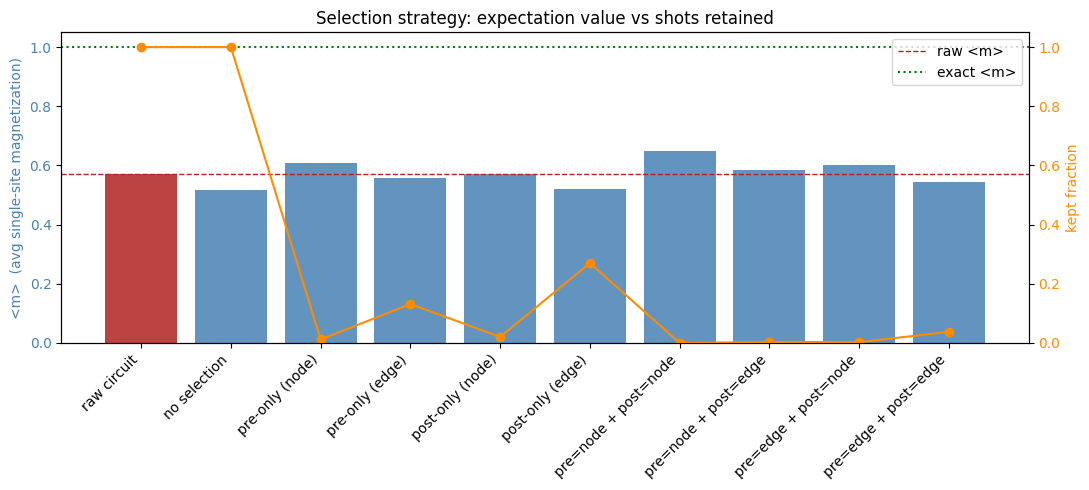
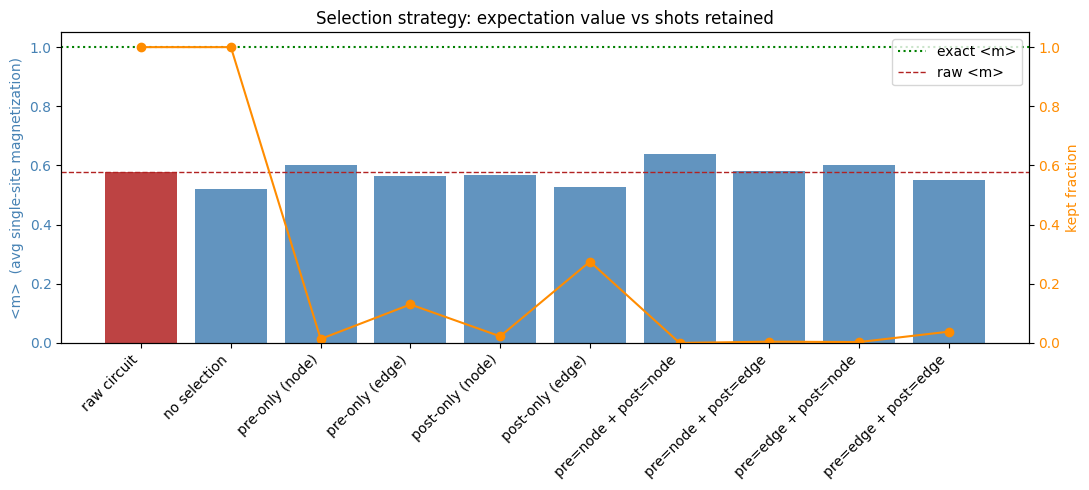
Unified diff of the notebook cell whose output changed from the first chart to the second:
--- before
+++ after
@@ -6,5 +6,5 @@
 exec_results = job.result()
 # The Executor returns numpy arrays keyed by classical-register name, so each result item is
-# already the {creg_name: ndarray} mapping that compute_mask expects -- no BitArray unpacking.
+# already the {creg_name: ndarray} mapping that compute_mask expects.
 raw_bits = exec_results[0]["meas"]  # raw circuit, no checks
 bits = exec_results[1]  # combined pre+post circuit
@@ -31,5 +31,5 @@
 
 
-# Every pass combination is recoverable from this single run.
+# Compare all possible postselection strategies
 report("raw circuit", b=raw_bits)
 report("no selection")
@@ -53,8 +53,8 @@
 
 # Bars: expectation value per selection strategy.
-bar_colors = ["firebrick"] + ["steelblue"] * (len(evs) - 1)  # highlight the raw circuit
+bar_colors = ["firebrick"] + ["steelblue"] * (len(evs) - 1)
 ax1.bar(x, evs, color=bar_colors, alpha=0.85)
-ax1.axhline(rows[0][1], color="firebrick", ls="--", lw=1, label="raw <m>")  # raw baseline
-ax1.axhline(1.0, color="green", ls=":", lw=1.5, label="exact <m>")  # mirrored circuit -> <m> = 1
+ax1.axhline(1.0, color="green", ls=":", lw=1.5, label="exact <m>")
+ax1.axhline(rows[0][1], color="firebrick", ls="--", lw=1, label="raw <m>")
 ax1.set_ylabel("<m>  (avg single-site magnetization)", color="steelblue")
 ax1.tick_params(axis="y", labelcolor="steelblue")

Commit: Fix figure